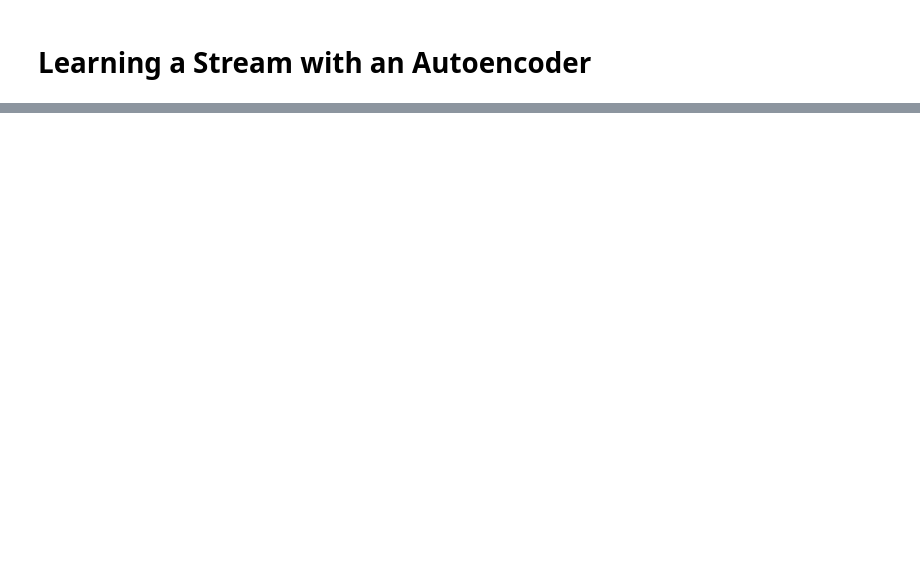
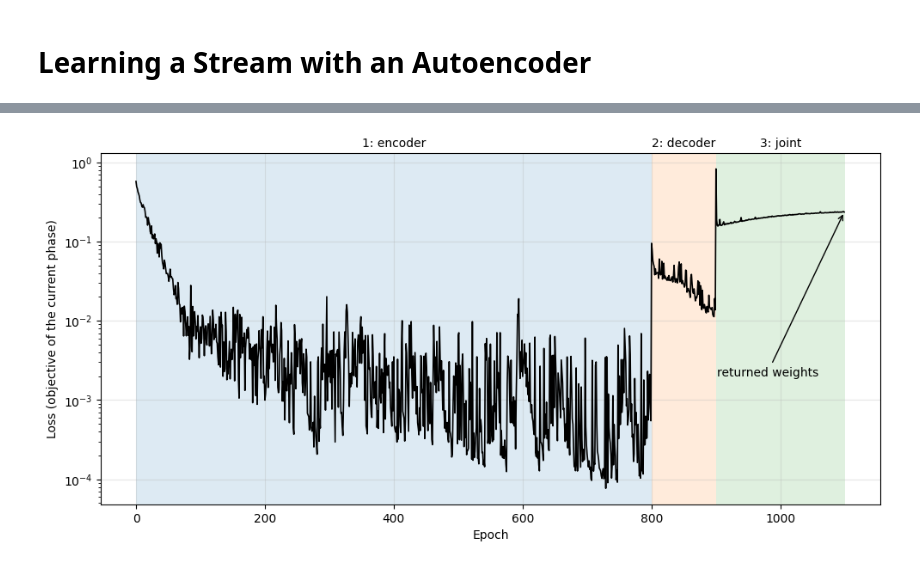
Before and after one commit to GalacticDynamics/phasecurvefit, a Jupyter notebook: docs/tutorials/stream_autoencoder.ipynb, the cells around one changed output, grey strips where cells are left out. Cells and saved outputs as stored; diff of their text form; code cells hidden in the pictures; blank space fills up the shorter version.

```diff
--- a/docs/tutorials/stream_autoencoder.ipynb
+++ b/docs/tutorials/stream_autoencoder.ipynb
@@ -171,0 +268,35 @@ Final loss: 0.235785
+# %%
+end_1 = train_config.n_epochs_encoder
+end_2 = end_1 + train_config.n_epochs_decoder
+end_3 = end_2 + train_config.n_epochs_both
+
+fig, ax = plt.subplots(figsize=(10, 5))
+phases = [
+    (0, end_1, "1: encoder", "C0"),
+    (end_1, end_2, "2: decoder", "C1"),
+    (end_2, end_3, "3: joint", "C2"),
+]
+for lo, hi, name, color in phases:
+    ax.axvspan(lo, hi, color=color, alpha=0.15, lw=0)
+    ax.text(
+        (lo + hi) / 2,
+        1.01,
+        name,
+        transform=ax.get_xaxis_transform(),
+        ha="center",
+        va="bottom",
+    )
+ax.plot(np.asarray(losses), c="k", lw=1.2)
+ax.annotate(
+    "returned weights",
+    xy=(end_3 - 1, float(losses[-1])),
+    xytext=(end_3 - 120, 2e-3),
+    ha="center",
+    arrowprops={"arrowstyle": "->"},
+)
+ax.set(xlabel="Epoch", ylabel="Loss (objective of the current phase)", yscale="log")
+ax.grid(True, alpha=0.3)
+plt.tight_layout()
+plt.show()
+# %% [output]
+[figure, added]
```
Also changed, not shown: parts of 25 cells of this notebook, 1 other file.
